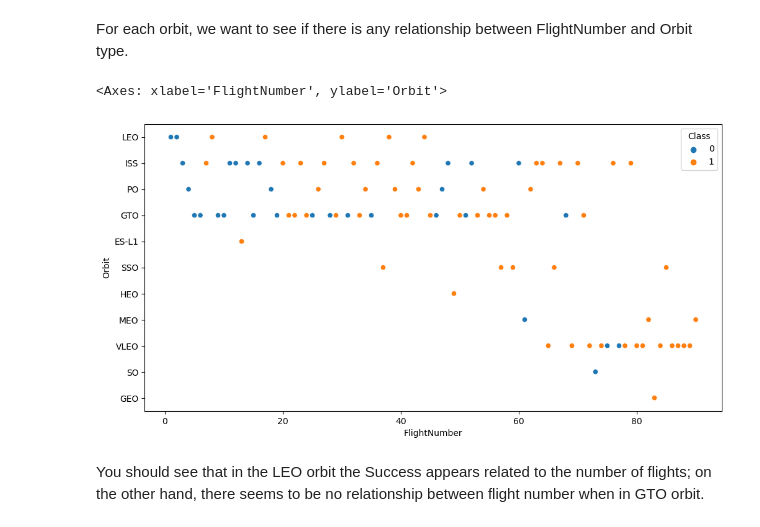
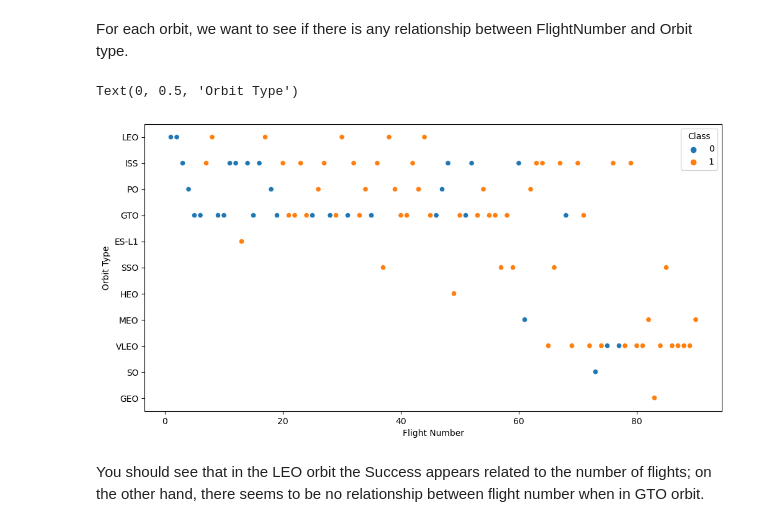
Before and after one commit to coecassio/SpaceXFalcon9LandingPrediction, a Jupyter notebook: Applied Data Science Capstone/2. Exploratory Data Analysis (EDA)/jupyter-labs-eda-dataviz.ipynb, the cells around one changed output. Cells and saved outputs as stored; diff of their text form; code cells hidden in the pictures.

```diff
--- a/Applied Data Science Capstone/2. Exploratory Data Analysis (EDA)/jupyter-labs-eda-dataviz.ipynb
+++ b/Applied Data Science Capstone/2. Exploratory Data Analysis (EDA)/jupyter-labs-eda-dataviz.ipynb
@@ -155,10 +157,12 @@ For each orbit, we want to see if there is any relationship between FlightNumber
 # %%
 # Plot a scatter point chart with x axis to be FlightNumber and y axis to be the Orbit, and hue to be the class value
 plt.figure(figsize=(12,6))
 sns.scatterplot(data=df,x='FlightNumber',y='Orbit',hue='Class')
+plt.xlabel("Flight Number")
+plt.ylabel("Orbit Type")
 # %% [output]
-<Axes: xlabel='FlightNumber', ylabel='Orbit'>
+Text(0, 0.5, 'Orbit Type')
-[figure, old version]
+[figure, new version]
 # %% [markdown]
 You should see that in the LEO orbit the Success appears related to the number of flights; on the other hand, there seems to be no relationship between flight number when in GTO orbit.
 # %% [markdown]
```
Also changed, not shown: parts of 5 cells of this notebook, 1 other file.
